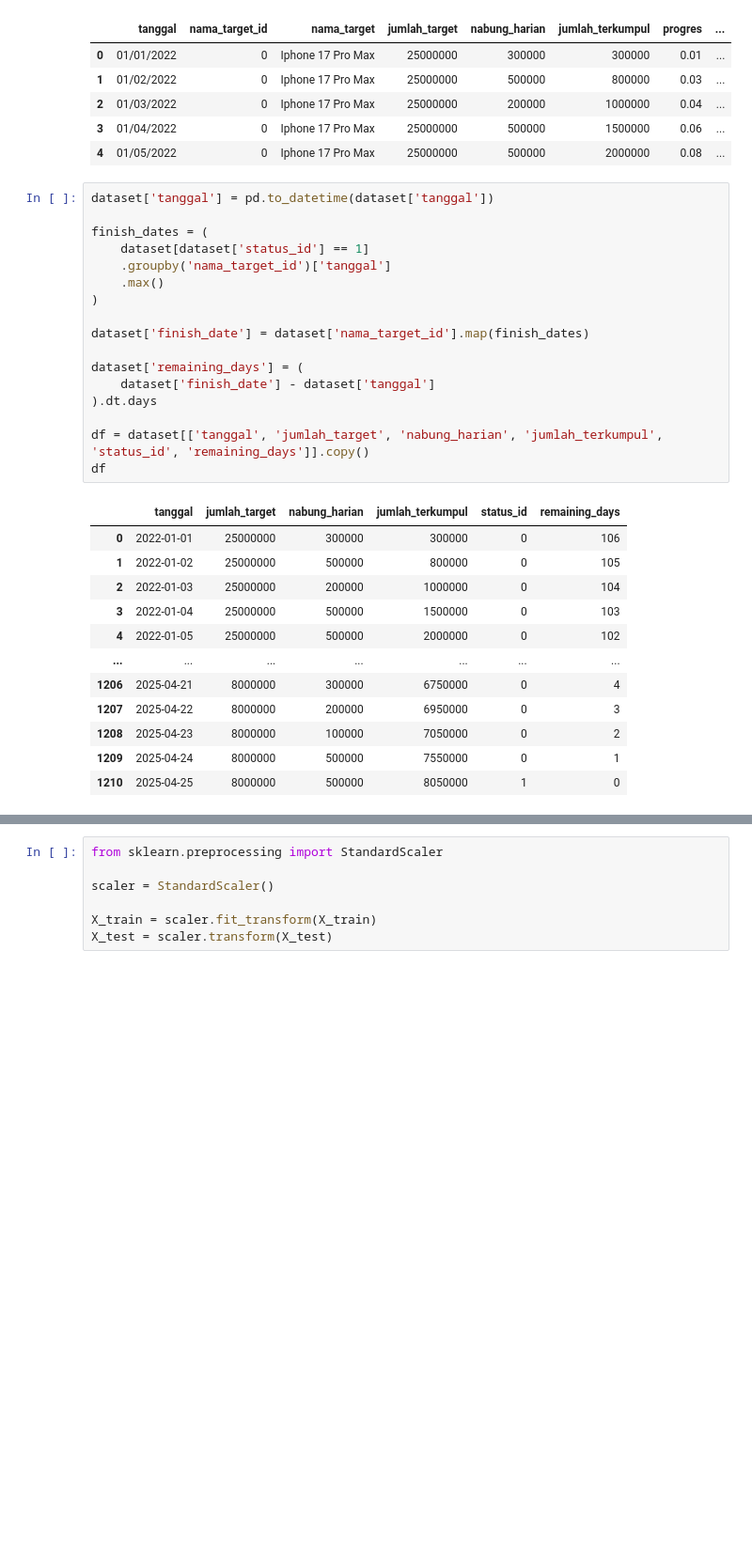
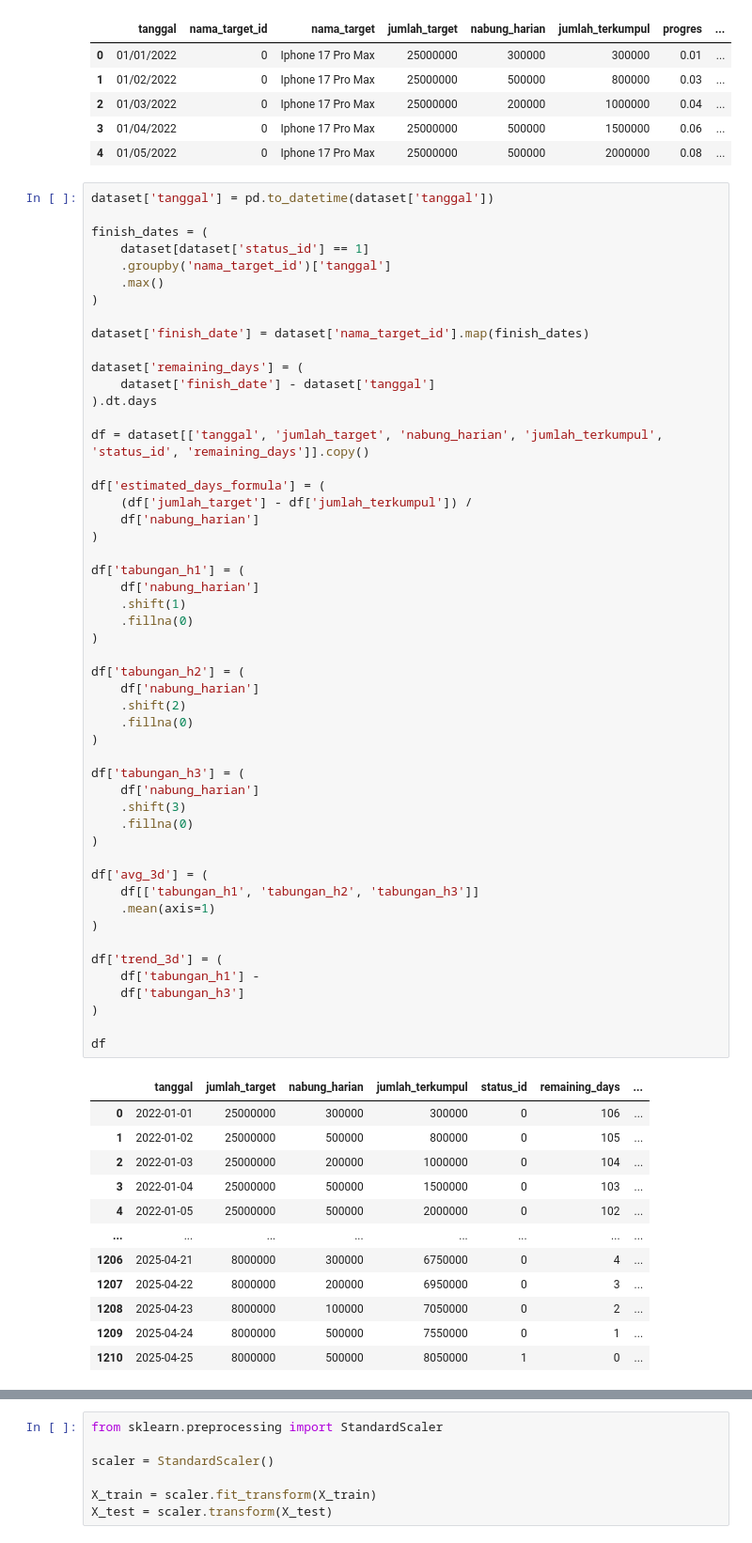
Before and after one commit to Capstone-Fintrack-AI/model-savings, a Jupyter notebook: Capstone_ModelTabungan.ipynb, the cells around one changed output, grey strips where cells are left out. Shown at 94% size. Saved outputs shown, nothing was run; the diff lists cells and outputs as text; blank space fills up the shorter version.

```diff
--- a/Capstone_ModelTabungan.ipynb
+++ b/Capstone_ModelTabungan.ipynb
@@ -14,30 +14,64 @@ dataset.head()
 # %%
 dataset['tanggal'] = pd.to_datetime(dataset['tanggal'])
 
 finish_dates = (
     dataset[dataset['status_id'] == 1]
     .groupby('nama_target_id')['tanggal']
     .max()
 )
 
 dataset['finish_date'] = dataset['nama_target_id'].map(finish_dates)
 
 dataset['remaining_days'] = (
     dataset['finish_date'] - dataset['tanggal']
 ).dt.days
 
 df = dataset[['tanggal', 'jumlah_target', 'nabung_harian', 'jumlah_terkumpul', 'status_id', 'remaining_days']].copy()
+
+df['estimated_days_formula'] = (
+    (df['jumlah_target'] - df['jumlah_terkumpul']) /
+    df['nabung_harian']
+)
+
+df['tabungan_h1'] = (
+    df['nabung_harian']
+    .shift(1)
+    .fillna(0)
+)
+
+df['tabungan_h2'] = (
+    df['nabung_harian']
+    .shift(2)
+    .fillna(0)
+)
+
+df['tabungan_h3'] = (
+    df['nabung_harian']
+    .shift(3)
+    .fillna(0)
+)
+
+df['avg_3d'] = (
+    df[['tabungan_h1', 'tabungan_h2', 'tabungan_h3']]
+    .mean(axis=1)
+)
+
+df['trend_3d'] = (
+    df['tabungan_h1'] -
+    df['tabungan_h3']
+)
+
 df
 # %% [output]
-|  | tanggal | jumlah_target | nabung_harian | jumlah_terkumpul | status_id | remaining_days |
-| 0 | 2022-01-01 | 25000000 | 300000 | 300000 | 0 | 106 |
-| 1 | 2022-01-02 | 25000000 | 500000 | 800000 | 0 | 105 |
-| 2 | 2022-01-03 | 25000000 | 200000 | 1000000 | 0 | 104 |
-| 3 | 2022-01-04 | 25000000 | 500000 | 1500000 | 0 | 103 |
-| 4 | 2022-01-05 | 25000000 | 500000 | 2000000 | 0 | 102 |
-| ... | ... | ... | ... | ... | ... | ... |
-| 1206 | 2025-04-21 | 8000000 | 300000 | 6750000 | 0 | 4 |
-| 1207 | 2025-04-22 | 8000000 | 200000 | 6950000 | 0 | 3 |
-| 1208 | 2025-04-23 | 8000000 | 100000 | 7050000 | 0 | 2 |
-| 1209 | 2025-04-24 | 8000000 | 500000 | 7550000 | 0 | 1 |
-| 1210 | 2025-04-25 | 8000000 | 500000 | 8050000 | 1 | 0 |
+|  | tanggal | jumlah_target | nabung_harian | jumlah_terkumpul | status_id | remaining_days | ... |
+| 0 | 2022-01-01 | 25000000 | 300000 | 300000 | 0 | 106 | ... |
+| 1 | 2022-01-02 | 25000000 | 500000 | 800000 | 0 | 105 | ... |
+| 2 | 2022-01-03 | 25000000 | 200000 | 1000000 | 0 | 104 | ... |
+| 3 | 2022-01-04 | 25000000 | 500000 | 1500000 | 0 | 103 | ... |
+| 4 | 2022-01-05 | 25000000 | 500000 | 2000000 | 0 | 102 | ... |
+| ... | ... | ... | ... | ... | ... | ... | ... |
+| 1206 | 2025-04-21 | 8000000 | 300000 | 6750000 | 0 | 4 | ... |
+| 1207 | 2025-04-22 | 8000000 | 200000 | 6950000 | 0 | 3 | ... |
+| 1208 | 2025-04-23 | 8000000 | 100000 | 7050000 | 0 | 2 | ... |
+| 1209 | 2025-04-24 | 8000000 | 500000 | 7550000 | 0 | 1 | ... |
+| 1210 | 2025-04-25 | 8000000 | 500000 | 8050000 | 1 | 0 | ... |
```
Also changed, not shown: parts of 14 cells of this notebook, 6 other files.
